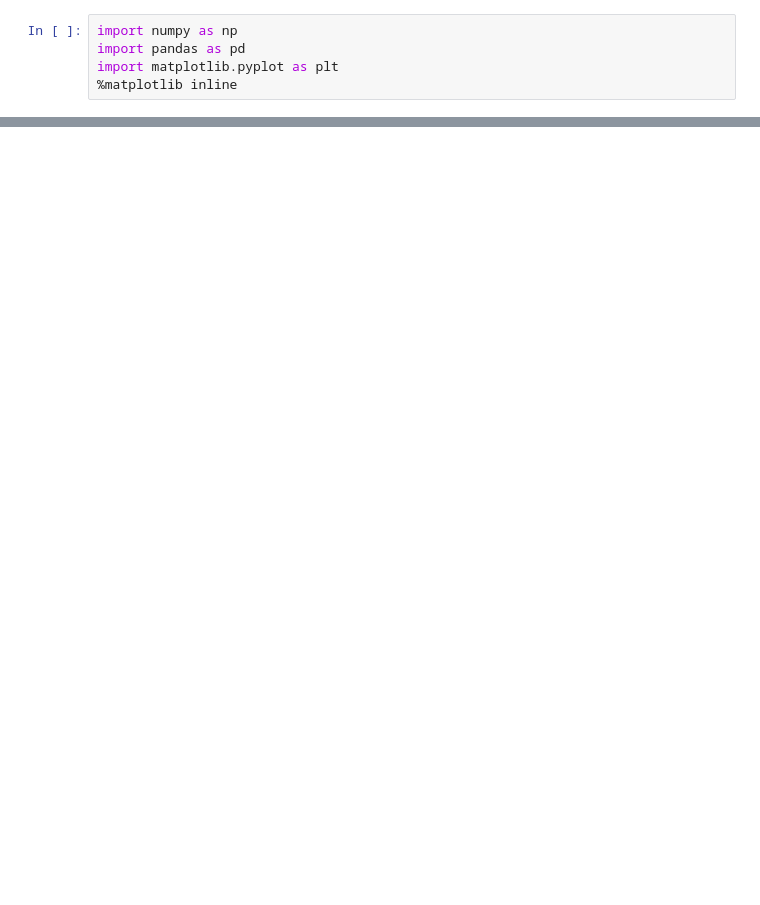
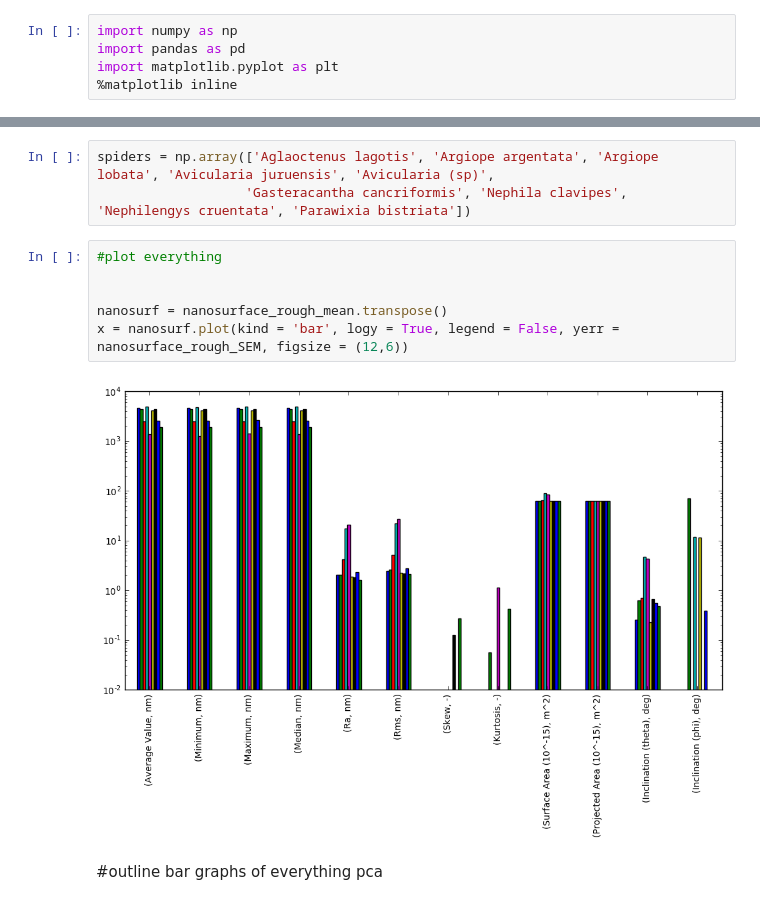
Before and after one commit to lcarlucc/Spider-silk, a Jupyter notebook: Analysis.ipynb, the cells around one changed output, grey strips where cells are left out. Saved outputs shown, nothing was run; the diff lists cells and outputs as text; blank space fills up the shorter version.

```diff
--- a/Analysis.ipynb
+++ b/Analysis.ipynb
@@ -41,0 +51,15 @@ forces_SEM = pd.read_excel('8StaticMechanicalParameters.xlsx', header = [0,1],
+# %%
+spiders = np.array(['Aglaoctenus lagotis', 'Argiope argentata', 'Argiope lobata', 'Avicularia juruensis', 'Avicularia (sp)',
+                   'Gasteracantha cancriformis', 'Nephila clavipes', 'Nephilengys cruentata', 'Parawixia bistriata'])
+# %%
+#plot everything
+
+
+nanosurf = nanosurface_rough_mean.transpose()
+x = nanosurf.plot(kind = 'bar', logy = True, legend = False, yerr = nanosurface_rough_SEM, figsize = (12,6))
+# %% [output]
+[figure, added]
+# %% [markdown]
+#outline
+bar graphs of everything
+pca
```
Also changed, not shown: parts of 1 cell of this notebook.
